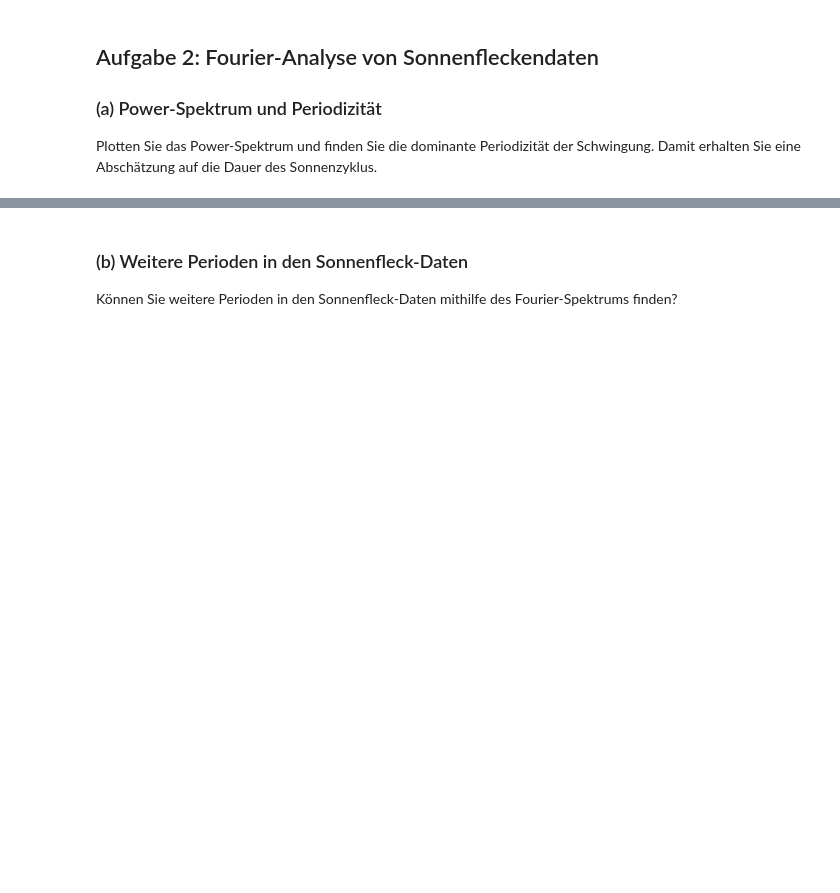
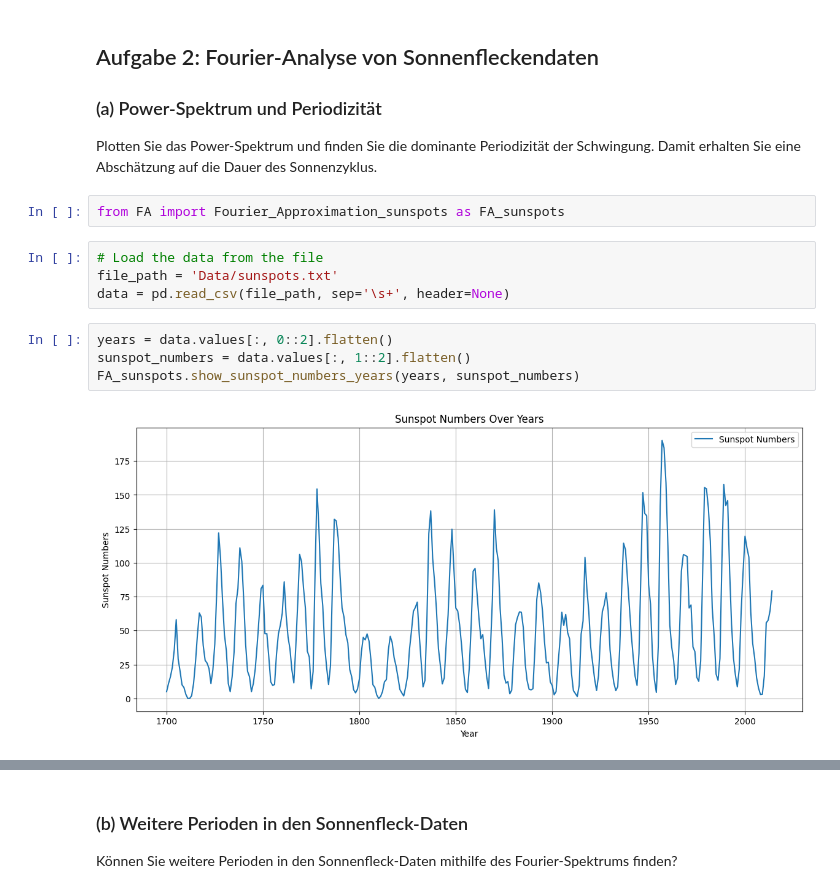
Before and after one commit to infamousperi/FourierTransformation, a Jupyter notebook: MC2.ipynb, the cells around one changed output, grey strips where cells are left out. Cells and saved outputs as stored; diff of their text form; blank space fills up the shorter version.

```diff
--- a/MC2.ipynb
+++ b/MC2.ipynb
@@ -92,3 +94,15 @@ Optimal m_value for f3(x): 1
 
 ### (a) Power-Spektrum und Periodizität
 Plotten Sie das Power-Spektrum und finden Sie die dominante Periodizität der Schwingung. Damit erhalten Sie eine Abschätzung auf die Dauer des Sonnenzyklus.
+# %%
+from FA import Fourier_Approximation_sunspots as FA_sunspots
+# %%
+# Load the data from the file
+file_path = 'Data/sunspots.txt'
+data = pd.read_csv(file_path, sep='\s+', header=None)
+# %%
+years = data.values[:, 0::2].flatten()
+sunspot_numbers = data.values[:, 1::2].flatten()
+FA_sunspots.show_sunspot_numbers_years(years, sunspot_numbers)
+# %% [output]
+[figure, added]
```
Also changed, not shown: parts of 14 cells of this notebook, 5 other files.
